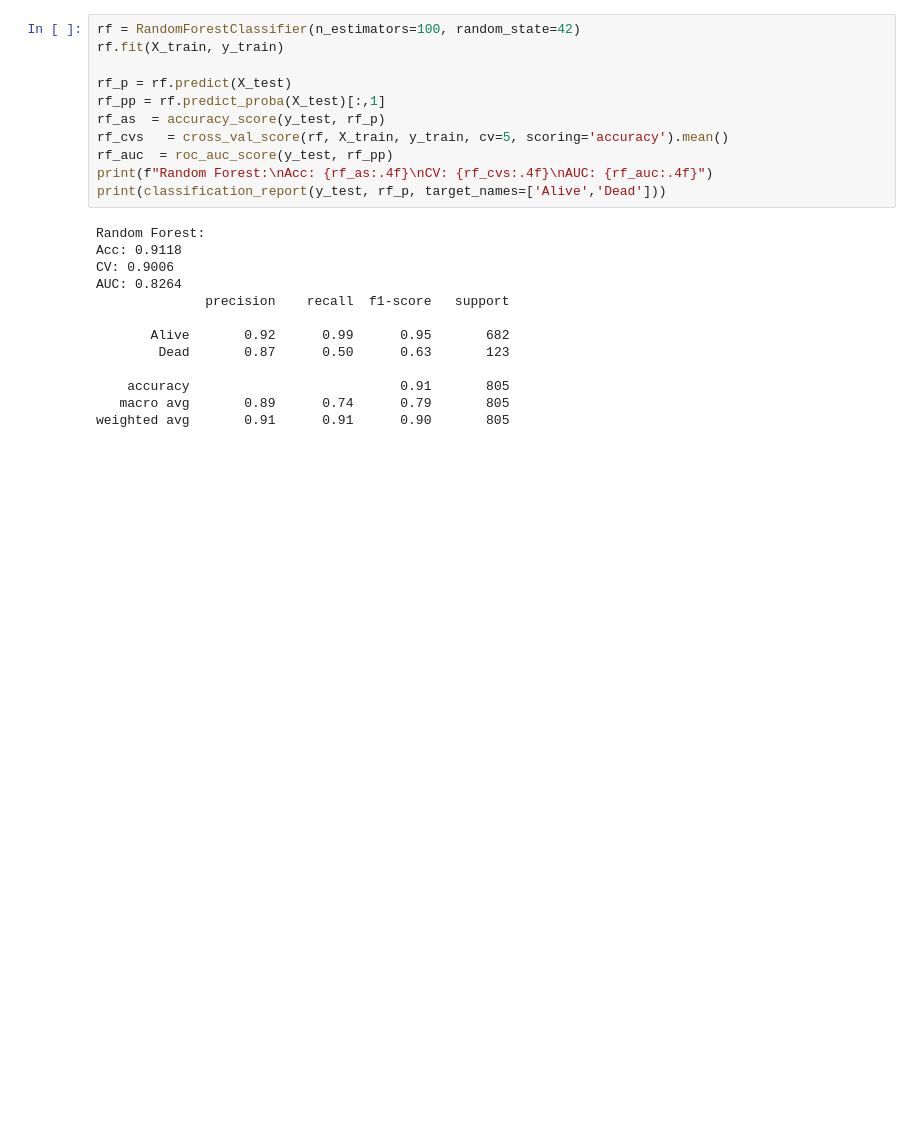
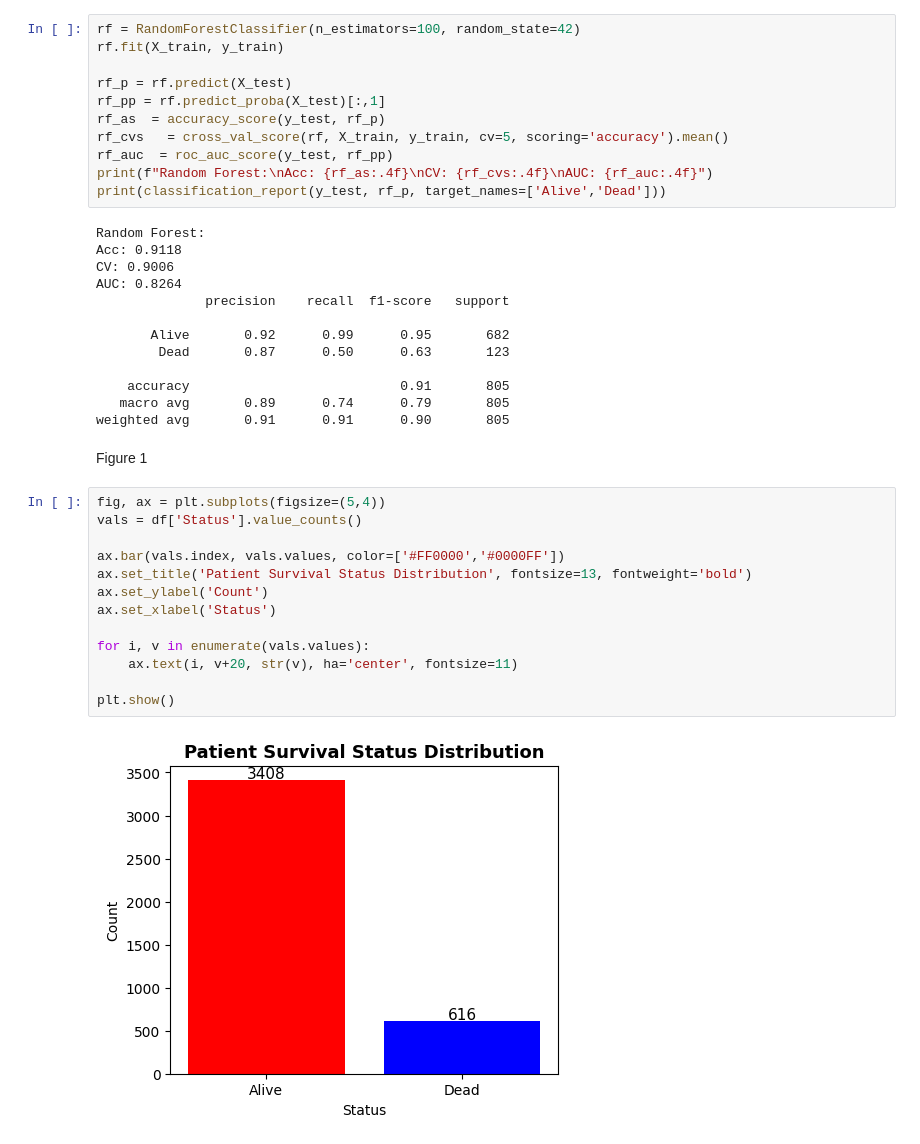
Before and after one commit to DeerajA/AI-Final-Project, a Jupyter notebook: main.ipynb, the cells around one changed output. Saved outputs shown, nothing was run; the diff lists cells and outputs as text; blank space fills up the shorter version.

```diff
--- a/main.ipynb
+++ b/main.ipynb
@@ -107,3 +120,20 @@ AUC: 0.8264
     accuracy                           0.91       805
    macro avg       0.89      0.74      0.79       805
 weighted avg       0.91      0.91      0.90       805
+# %% [markdown]
+Figure 1
+# %%
+fig, ax = plt.subplots(figsize=(5,4))
+vals = df['Status'].value_counts()
+
+ax.bar(vals.index, vals.values, color=['#FF0000','#0000FF'])
+ax.set_title('Patient Survival Status Distribution', fontsize=13, fontweight='bold')
+ax.set_ylabel('Count')
+ax.set_xlabel('Status')
+
+for i, v in enumerate(vals.values):
+    ax.text(i, v+20, str(v), ha='center', fontsize=11)
+
+plt.show()
+# %% [output]
+[figure, added]
```
Also changed, not shown: parts of 7 cells of this notebook.
